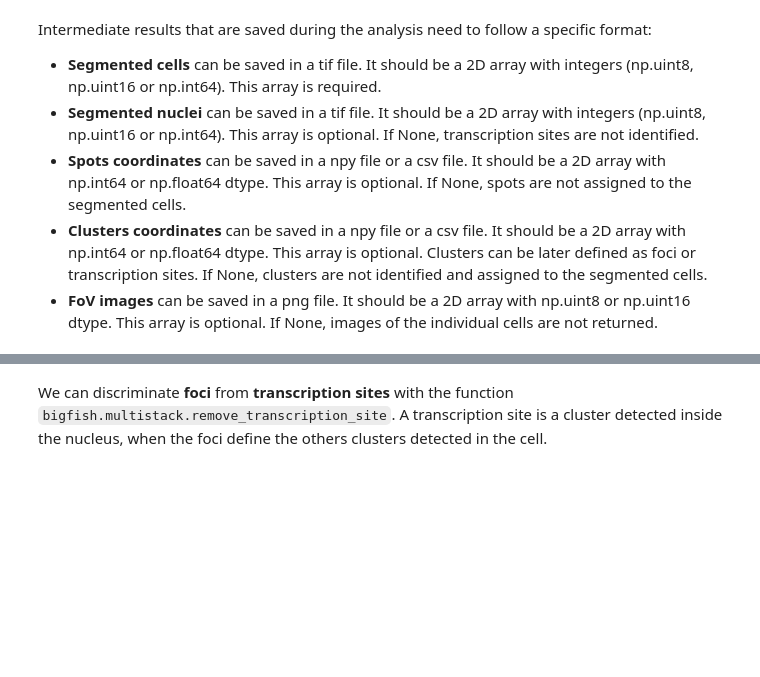
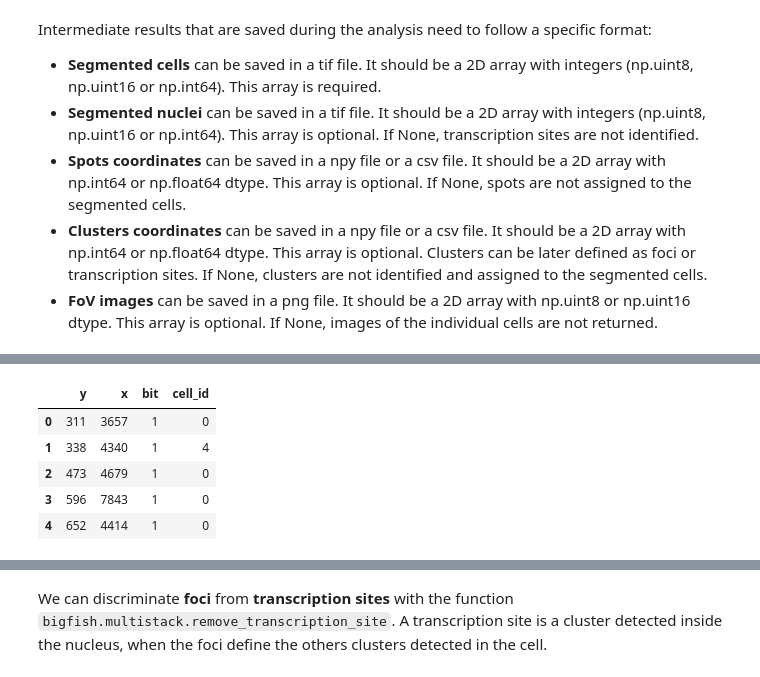
Before and after one commit to mspend/big-fish-examples, a Jupyter notebook: notebooks/6 - Extract cell level results.ipynb, the cells around one changed output, grey strips where cells are left out. Cells and saved outputs as stored; diff of their text form; code cells hidden in the pictures; blank space fills up the shorter version.

```diff
--- a/notebooks/6 - Extract cell level results.ipynb
+++ b/notebooks/6 - Extract cell level results.ipynb
@@ -100,0 +117,9 @@ detected clusters
+# %%
+spots.head()
+# %% [output]
+|  | y | x | bit | cell_id |
+| 0 | 311 | 3657 | 1 | 0 |
+| 1 | 338 | 4340 | 1 | 4 |
+| 2 | 473 | 4679 | 1 | 0 |
+| 3 | 596 | 7843 | 1 | 0 |
+| 4 | 652 | 4414 | 1 | 0 |
```
Also changed, not shown: parts of 23 cells of this notebook.
